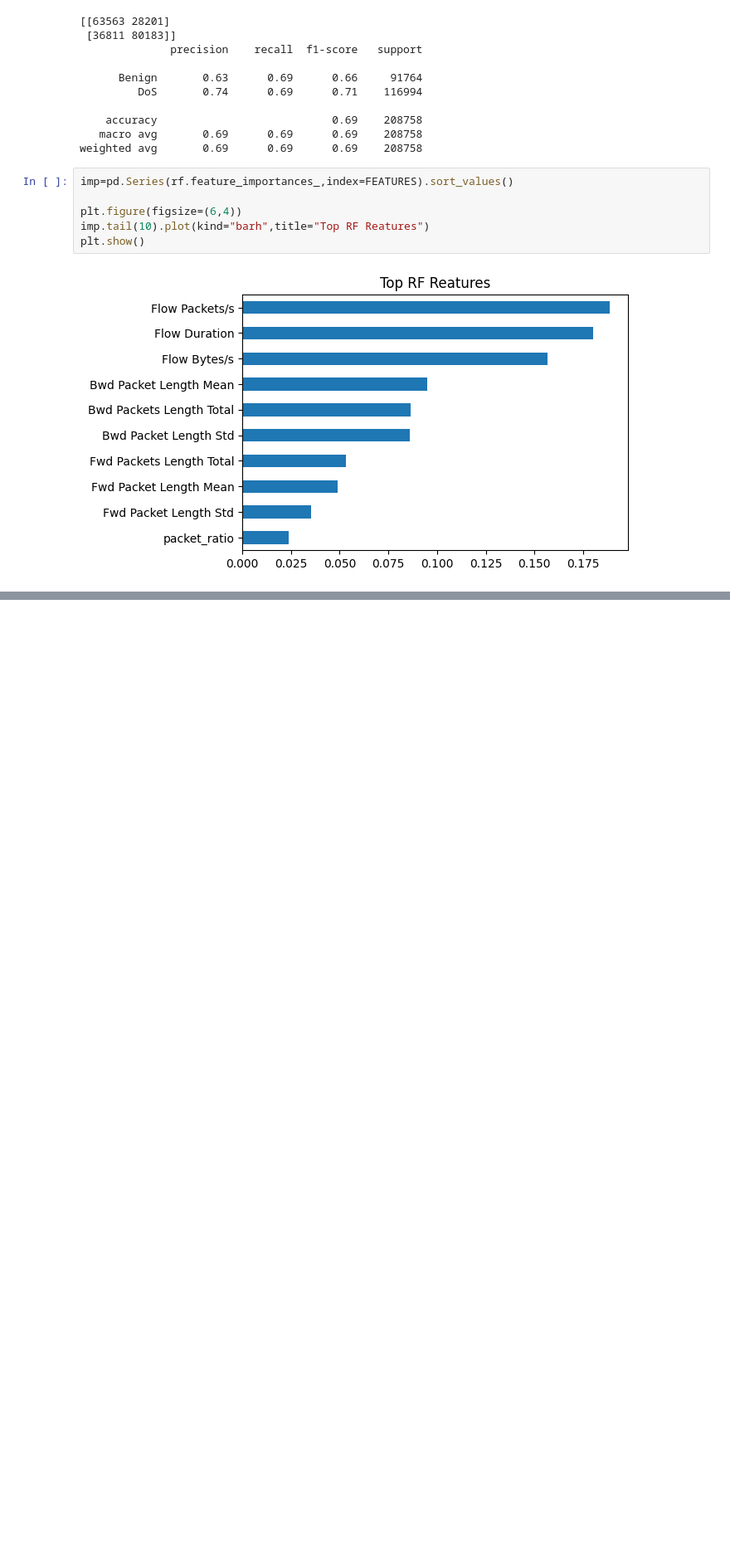
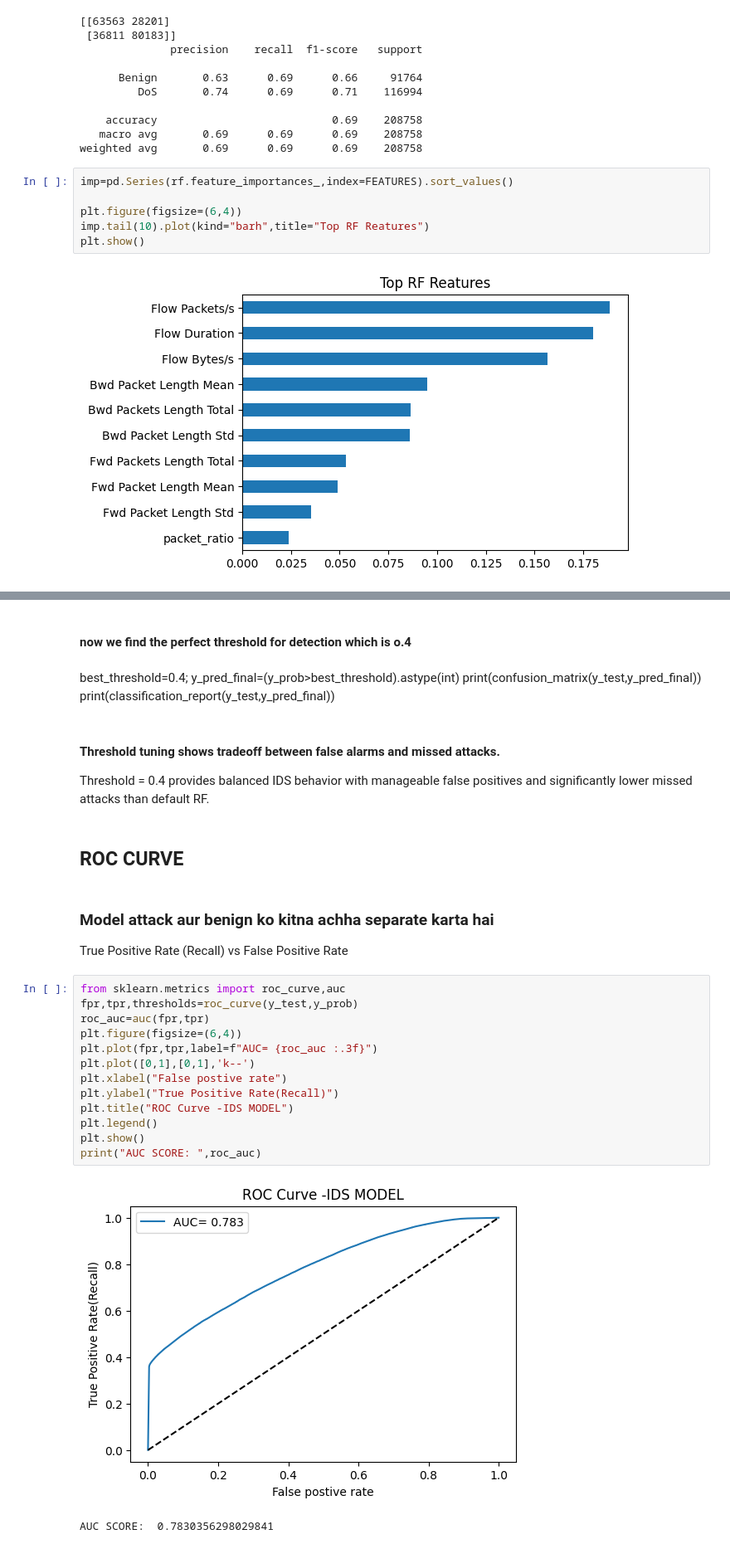
Before and after one commit to Vivek8840/ml-cyber-threat-detection, a Jupyter notebook: notebooks/01_data_exploration.ipynb, the cells around one changed output, grey strips where cells are left out. Shown at 83% size. Drawn from its saved outputs; the diff is of its cells as text; blank space fills up the shorter version.

```diff
--- a/notebooks/01_data_exploration.ipynb
+++ b/notebooks/01_data_exploration.ipynb
@@ -390,0 +483,34 @@ plt.show()
+# %% [markdown]
+#### now we find the perfect threshold for detection which is o.4
+# %% [markdown]
+best_threshold=0.4;
+y_pred_final=(y_prob>best_threshold).astype(int)
+print(confusion_matrix(y_test,y_pred_final))
+print(classification_report(y_test,y_pred_final))
+# %% [markdown]
+#### Threshold tuning shows tradeoff between false alarms and missed attacks.
+Threshold = 0.4 provides balanced IDS behavior with manageable false positives
+and significantly lower missed attacks than default RF.
+# %% [markdown]
+## ROC CURVE
+# %% [markdown]
+### Model attack aur benign ko kitna achha separate karta hai
+True Positive Rate (Recall)
+vs
+False Positive Rate
+# %%
+from sklearn.metrics import roc_curve,auc
+fpr,tpr,thresholds=roc_curve(y_test,y_prob)
+roc_auc=auc(fpr,tpr)
+plt.figure(figsize=(6,4))
+plt.plot(fpr,tpr,label=f"AUC= {roc_auc :.3f}")
+plt.plot([0,1],[0,1],'k--')
+plt.xlabel("False postive rate")
+plt.ylabel("True Positive Rate(Recall)")
+plt.title("ROC Curve -IDS MODEL")
+plt.legend()
+plt.show()
+print("AUC SCORE: ",roc_auc)
+# %% [output]
+[figure, added]
+AUC SCORE:  0.7830356298029841
```
Also changed, not shown: parts of 22 cells of this notebook.
